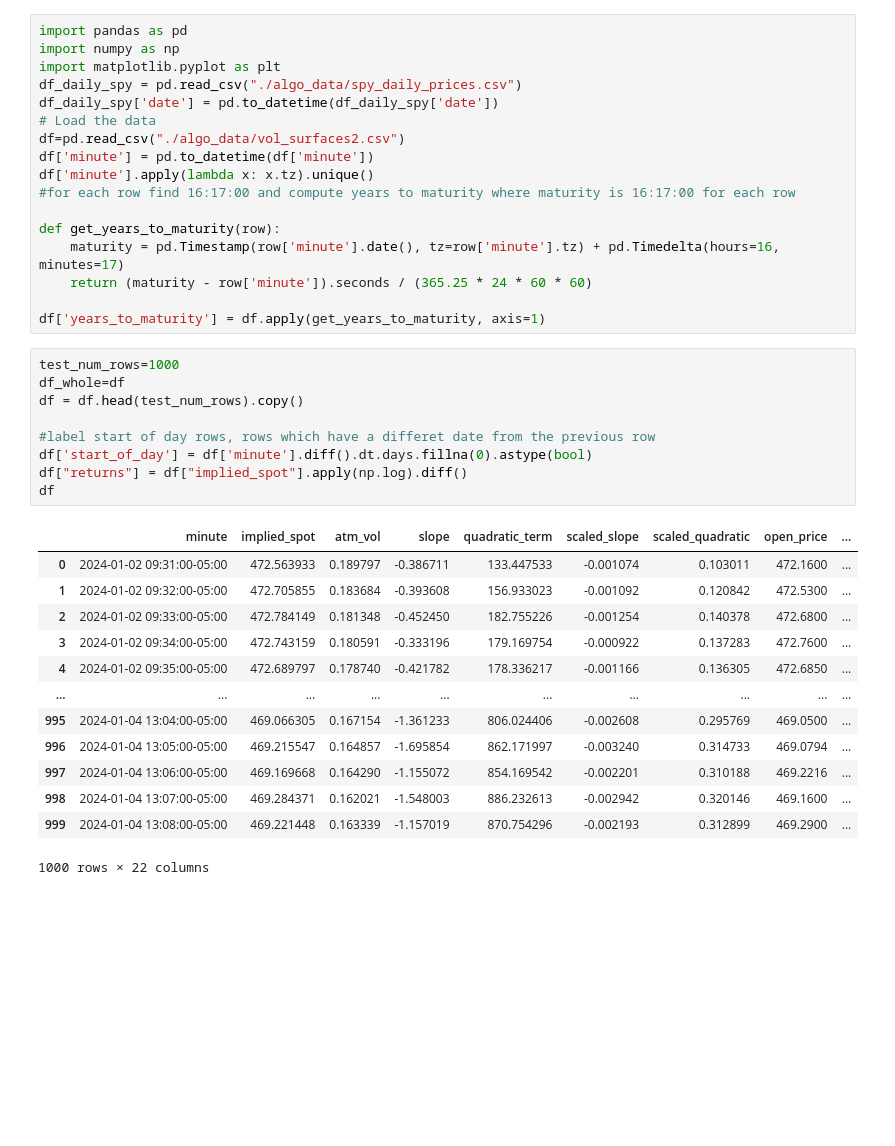
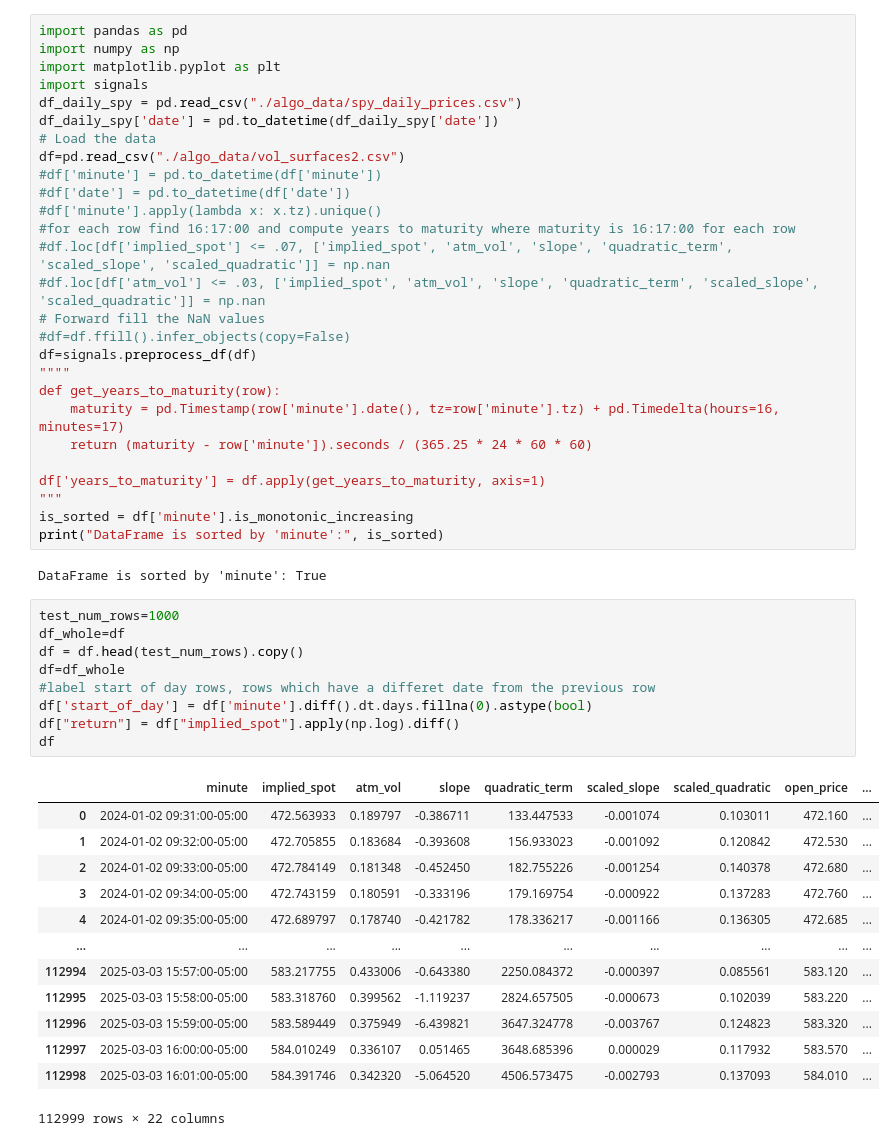
Before and after one commit to stirlitzzz/daily_options1, a Jupyter notebook: trading_signals.ipynb, the cells around one changed output. Drawn from its saved outputs; the diff is of its cells as text; blank space fills up the shorter version.

```diff
--- a/trading_signals.ipynb
+++ b/trading_signals.ipynb
@@ -2,39 +2,51 @@
 import pandas as pd
 import numpy as np
 import matplotlib.pyplot as plt
+import signals
 df_daily_spy = pd.read_csv("./algo_data/spy_daily_prices.csv")
 df_daily_spy['date'] = pd.to_datetime(df_daily_spy['date'])
 # Load the data
 df=pd.read_csv("./algo_data/vol_surfaces2.csv")
-df['minute'] = pd.to_datetime(df['minute'])
-df['minute'].apply(lambda x: x.tz).unique()
+#df['minute'] = pd.to_datetime(df['minute'])
+#df['date'] = pd.to_datetime(df['date'])
+#df['minute'].apply(lambda x: x.tz).unique()
 #for each row find 16:17:00 and compute years to maturity where maturity is 16:17:00 for each row
-
+#df.loc[df['implied_spot'] <= .07, ['implied_spot', 'atm_vol', 'slope', 'quadratic_term', 'scaled_slope', 'scaled_quadratic']] = np.nan
+#df.loc[df['atm_vol'] <= .03, ['implied_spot', 'atm_vol', 'slope', 'quadratic_term', 'scaled_slope', 'scaled_quadratic']] = np.nan
+# Forward fill the NaN values
+#df=df.ffill().infer_objects(copy=False)
+df=signals.preprocess_df(df)
+""""
 def get_years_to_maturity(row):
     maturity = pd.Timestamp(row['minute'].date(), tz=row['minute'].tz) + pd.Timedelta(hours=16, minutes=17)
     return (maturity - row['minute']).seconds / (365.25 * 24 * 60 * 60)
 
 df['years_to_maturity'] = df.apply(get_years_to_maturity, axis=1)
+"""
+is_sorted = df['minute'].is_monotonic_increasing
+print("DataFrame is sorted by 'minute':", is_sorted)
+# %% [output]
+DataFrame is sorted by 'minute': True
 # %%
 test_num_rows=1000
 df_whole=df
 df = df.head(test_num_rows).copy()
-
+df=df_whole
 #label start of day rows, rows which have a differet date from the previous row
 df['start_of_day'] = df['minute'].diff().dt.days.fillna(0).astype(bool)
-df["returns"] = df["implied_spot"].apply(np.log).diff()
+df["return"] = df["implied_spot"].apply(np.log).diff()
 df
 # %% [output]
 |  | minute | implied_spot | atm_vol | slope | quadratic_term | scaled_slope | scaled_quadratic | open_price | ... |
-| 0 | 2024-01-02 09:31:00-05:00 | 472.563933 | 0.189797 | -0.386711 | 133.447533 | -0.001074 | 0.103011 | 472.1600 | ... |
-| 1 | 2024-01-02 09:32:00-05:00 | 472.705855 | 0.183684 | -0.393608 | 156.933023 | -0.001092 | 0.120842 | 472.5300 | ... |
-| 2 | 2024-01-02 09:33:00-05:00 | 472.784149 | 0.181348 | -0.452450 | 182.755226 | -0.001254 | 0.140378 | 472.6800 | ... |
-| 3 | 2024-01-02 09:34:00-05:00 | 472.743159 | 0.180591 | -0.333196 | 179.169754 | -0.000922 | 0.137283 | 472.7600 | ... |
-| 4 | 2024-01-02 09:35:00-05:00 | 472.689797 | 0.178740 | -0.421782 | 178.336217 | -0.001166 | 0.136305 | 472.6850 | ... |
+| 0 | 2024-01-02 09:31:00-05:00 | 472.563933 | 0.189797 | -0.386711 | 133.447533 | -0.001074 | 0.103011 | 472.160 | ... |
+| 1 | 2024-01-02 09:32:00-05:00 | 472.705855 | 0.183684 | -0.393608 | 156.933023 | -0.001092 | 0.120842 | 472.530 | ... |
+| 2 | 2024-01-02 09:33:00-05:00 | 472.784149 | 0.181348 | -0.452450 | 182.755226 | -0.001254 | 0.140378 | 472.680 | ... |
+| 3 | 2024-01-02 09:34:00-05:00 | 472.743159 | 0.180591 | -0.333196 | 179.169754 | -0.000922 | 0.137283 | 472.760 | ... |
+| 4 | 2024-01-02 09:35:00-05:00 | 472.689797 | 0.178740 | -0.421782 | 178.336217 | -0.001166 | 0.136305 | 472.685 | ... |
 | ... | ... | ... | ... | ... | ... | ... | ... | ... | ... |
-| 995 | 2024-01-04 13:04:00-05:00 | 469.066305 | 0.167154 | -1.361233 | 806.024406 | -0.002608 | 0.295769 | 469.0500 | ... |
-| 996 | 2024-01-04 13:05:00-05:00 | 469.215547 | 0.164857 | -1.695854 | 862.171997 | -0.003240 | 0.314733 | 469.0794 | ... |
-| 997 | 2024-01-04 13:06:00-05:00 | 469.169668 | 0.164290 | -1.155072 | 854.169542 | -0.002201 | 0.310188 | 469.2216 | ... |
-| 998 | 2024-01-04 13:07:00-05:00 | 469.284371 | 0.162021 | -1.548003 | 886.232613 | -0.002942 | 0.320146 | 469.1600 | ... |
-| 999 | 2024-01-04 13:08:00-05:00 | 469.221448 | 0.163339 | -1.157019 | 870.754296 | -0.002193 | 0.312899 | 469.2900 | ... |
+| 112994 | 2025-03-03 15:57:00-05:00 | 583.217755 | 0.433006 | -0.643380 | 2250.084372 | -0.000397 | 0.085561 | 583.120 | ... |
+| 112995 | 2025-03-03 15:58:00-05:00 | 583.318760 | 0.399562 | -1.119237 | 2824.657505 | -0.000673 | 0.102039 | 583.220 | ... |
+| 112996 | 2025-03-03 15:59:00-05:00 | 583.589449 | 0.375949 | -6.439821 | 3647.324778 | -0.003767 | 0.124823 | 583.320 | ... |
+| 112997 | 2025-03-03 16:00:00-05:00 | 584.010249 | 0.336107 | 0.051465 | 3648.685396 | 0.000029 | 0.117932 | 583.570 | ... |
+| 112998 | 2025-03-03 16:01:00-05:00 | 584.391746 | 0.342320 | -5.064520 | 4506.573475 | -0.002793 | 0.137093 | 584.010 | ... |
-1000 rows × 22 columns
+112999 rows × 22 columns
```
Also changed, not shown: parts of 11 cells of this notebook, 1 other file.
